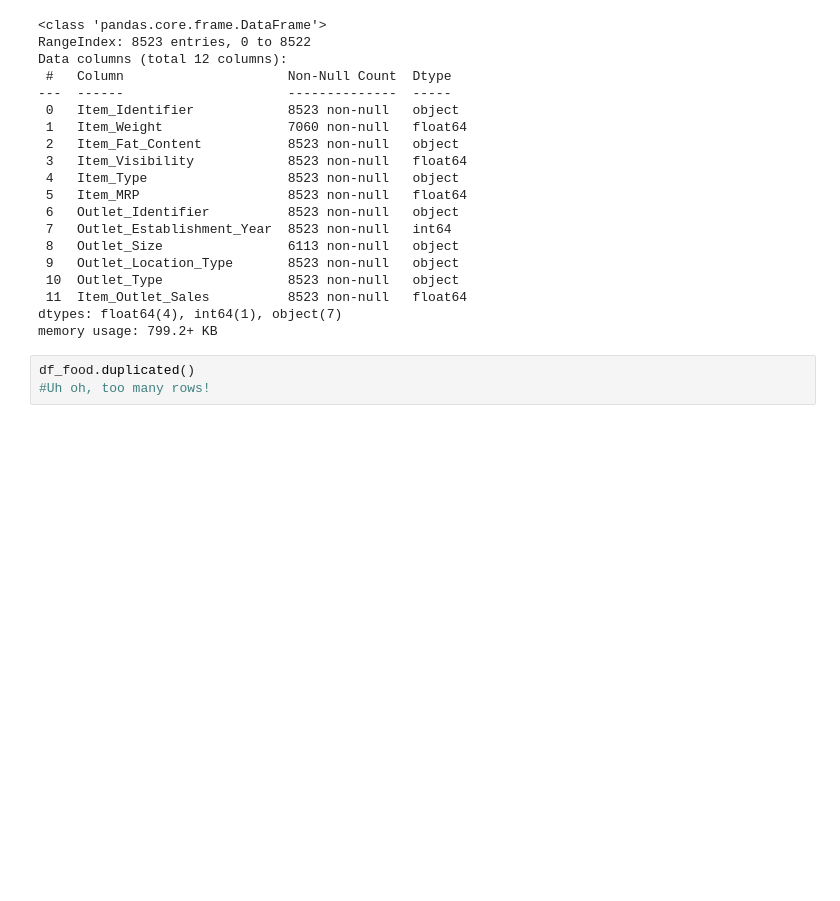
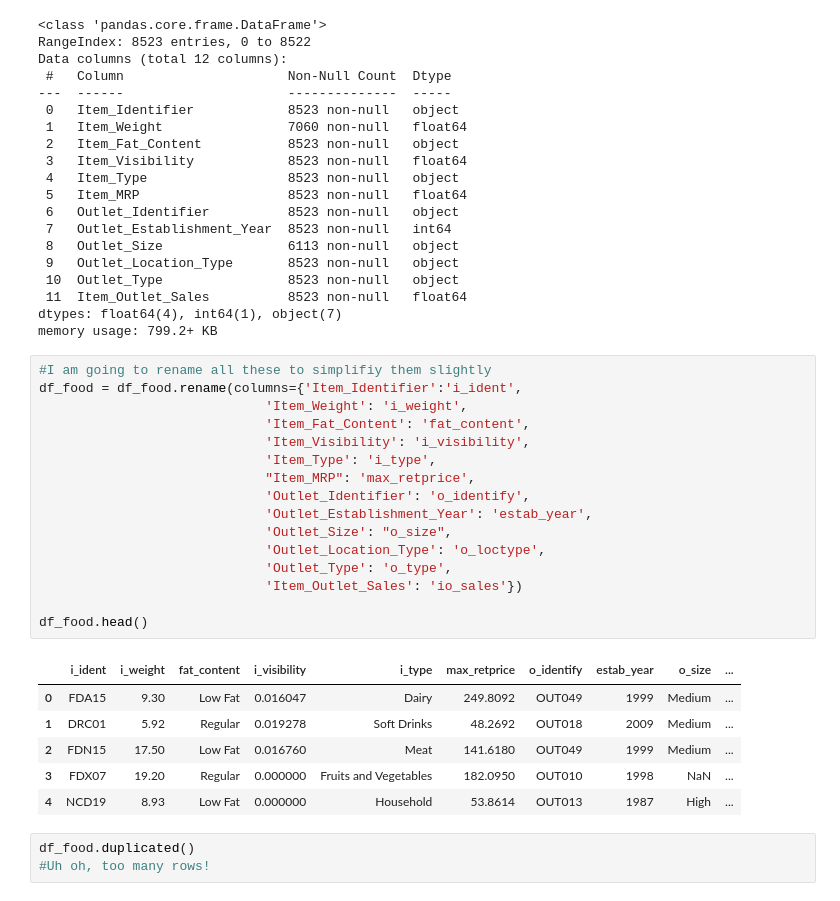
Before and after one commit to Jkhou1000/Market-Project, a Jupyter notebook: Project_1.ipynb, the cells around one changed output. Saved outputs shown, nothing was run; the diff lists cells and outputs as text; blank space fills up the shorter version.

```diff
--- a/Project_1.ipynb
+++ b/Project_1.ipynb
@@ -40,6 +40,29 @@ Data columns (total 12 columns):
  11  Item_Outlet_Sales          8523 non-null   float64
 dtypes: float64(4), int64(1), object(7)
 memory usage: 799.2+ KB
+# %%
+#I am going to rename all these to simplifiy them slightly
+df_food = df_food.rename(columns={'Item_Identifier':'i_ident',
+                             'Item_Weight': 'i_weight',
+                             'Item_Fat_Content': 'fat_content',
+                             'Item_Visibility': 'i_visibility',
+                             'Item_Type': 'i_type',
+                             "Item_MRP": 'max_retprice',
+                             'Outlet_Identifier': 'o_identify',
+                             'Outlet_Establishment_Year': 'estab_year',
+                             'Outlet_Size': "o_size",
+                             'Outlet_Location_Type': 'o_loctype',
+                             'Outlet_Type': 'o_type',
+                             'Item_Outlet_Sales': 'io_sales'})
+
+df_food.head()
+# %% [output]
+|  | i_ident | i_weight | fat_content | i_visibility | i_type | max_retprice | o_identify | estab_year | o_size | ... |
+| 0 | FDA15 | 9.30 | Low Fat | 0.016047 | Dairy | 249.8092 | OUT049 | 1999 | Medium | ... |
+| 1 | DRC01 | 5.92 | Regular | 0.019278 | Soft Drinks | 48.2692 | OUT018 | 2009 | Medium | ... |
+| 2 | FDN15 | 17.50 | Low Fat | 0.016760 | Meat | 141.6180 | OUT049 | 1999 | Medium | ... |
+| 3 | FDX07 | 19.20 | Regular | 0.000000 | Fruits and Vegetables | 182.0950 | OUT010 | 1998 | NaN | ... |
+| 4 | NCD19 | 8.93 | Low Fat | 0.000000 | Household | 53.8614 | OUT013 | 1987 | High | ... |
 # %%
 df_food.duplicated()
 #Uh oh, too many rows!
```
Also changed, not shown: parts of 15 cells of this notebook.
